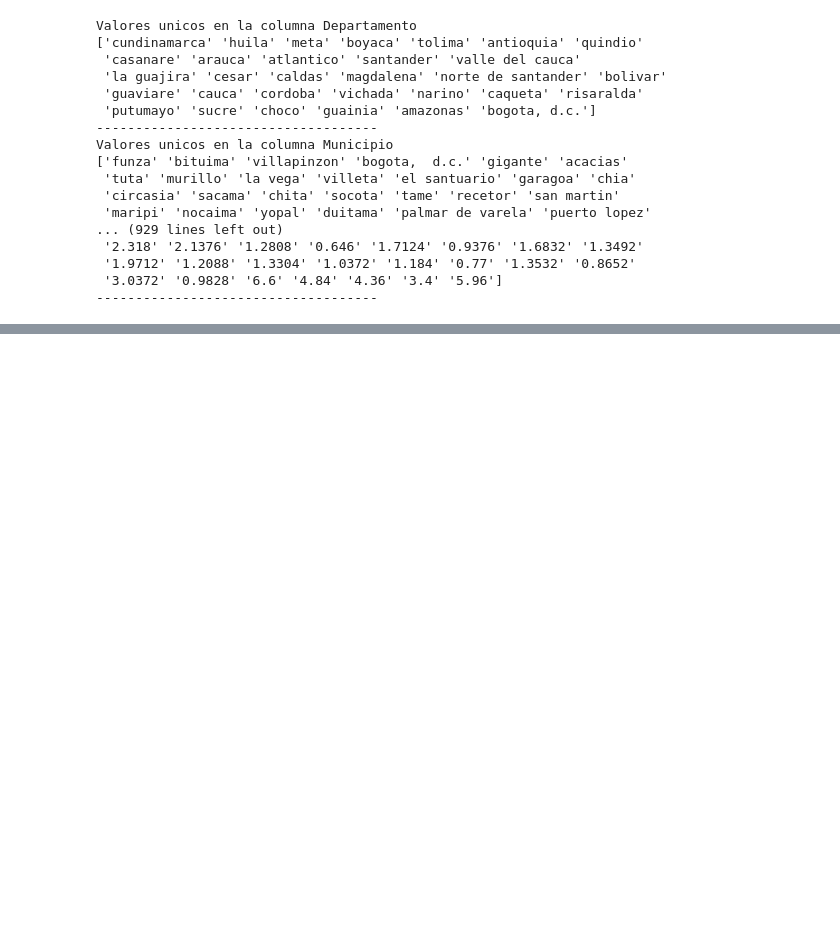
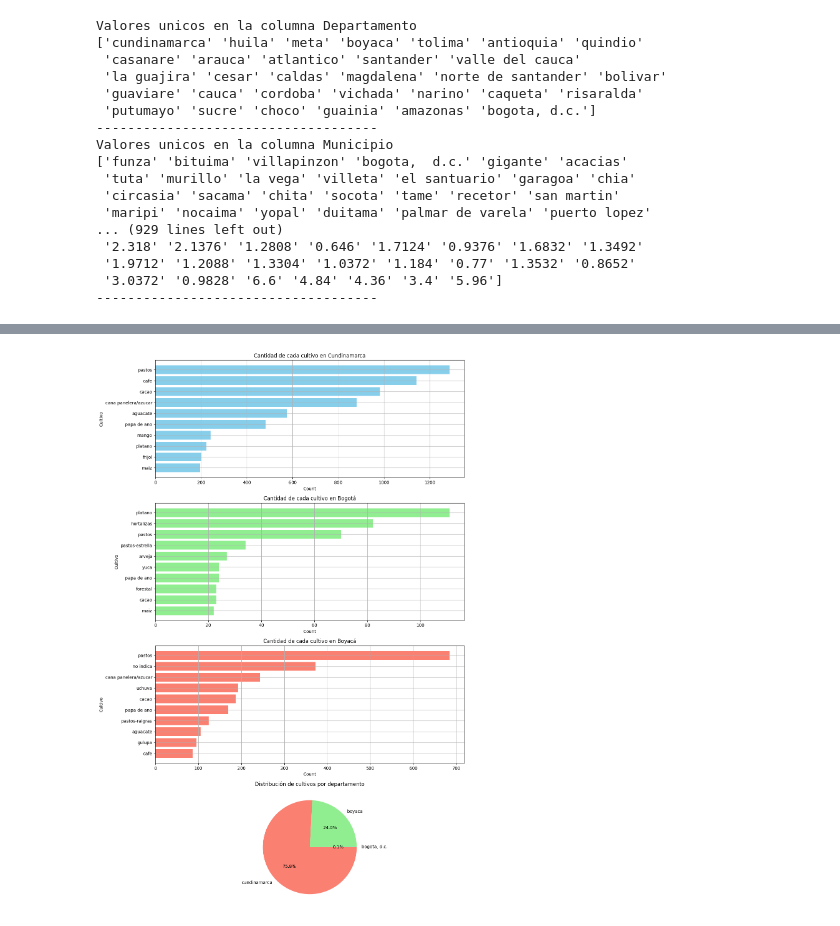
Before and after one commit to LotusZaheer/Soil-data-analysis, a Jupyter notebook: Data Analysis.ipynb, the cells around one changed output, grey strips where cells are left out. Drawn from its saved outputs; the diff is of its cells as text; code cells hidden in the pictures; blank space fills up the shorter version.

```diff
--- a/Data Analysis.ipynb
+++ b/Data Analysis.ipynb
@@ -216,0 +334,3 @@ Valores unicos en la columna Municipio
+# %%
+conteo_departamento = datos_filtrados.groupby('Departamento')['Cultivo'].count().reset_index(name='Count')
+conteo_departamento
@@ -216,0 +342,6 @@ Valores unicos en la columna Municipio
+# %%
+cultivos_mas_comunes_cundinamarca1 = datos_filtrados[datos_filtrados['Departamento'].isin(['cundinamarca']) & ~datos_filtrados['Municipio'].isin(['bogota, d.c.'])]
+
+cultivos_mas_comunes_cundinamarca = cultivos_mas_comunes_cundinamarca1.groupby(['Cultivo'])['Cultivo'].count().reset_index(name='Count')
+cultivos_mas_comunes_cundinamarca = cultivos_mas_comunes_cundinamarca.sort_values(by='Count', ascending=False).head(10)
+print(f'Cultivos mas comunes en cundinamarca \n*','--'*20,'\n',cultivos_mas_comunes_cundinamarca)
@@ -216,0 +380,5 @@ Valores unicos en la columna Municipio
+# %%
+cultivos_mas_comunes_bogota = datos_filtrados[datos_filtrados['Departamento'].isin(['bogota, d.c.']) | datos_filtrados['Municipio'].isin(['bogota,  d.c.'])]
+cultivos_mas_comunes_bogota = cultivos_mas_comunes_bogota.groupby(['Cultivo'])['Cultivo'].count().reset_index(name='Count')
+cultivos_mas_comunes_bogota = cultivos_mas_comunes_bogota.sort_values(by='Count', ascending=False).head(10)
+print(f'Cultivos mas comunes en Bogota \n*','--'*20,'\n',cultivos_mas_comunes_bogota)
@@ -216,0 +399,5 @@ Valores unicos en la columna Municipio
+# %%
+cultivos_mas_comunes_boyaca = datos_filtrados[datos_filtrados['Departamento'].isin(['boyaca'])]
+cultivos_mas_comunes_boyaca = cultivos_mas_comunes_boyaca.groupby(['Cultivo'])['Cultivo'].count().reset_index(name='Count')
+cultivos_mas_comunes_boyaca = cultivos_mas_comunes_boyaca.sort_values(by='Count', ascending=False).head(10)
+print(f'Cultivos mas comunes en Boyaca \n*','--'*20,'\n',cultivos_mas_comunes_boyaca)
@@ -216,0 +418,38 @@ Valores unicos en la columna Municipio
+# %%
+fig, axs = plt.subplots(4, 1, figsize=(12, 18))
+
+# Gráfico de barras para Cundinamarca
+axs[0].barh(cultivos_mas_comunes_cundinamarca['Cultivo'], cultivos_mas_comunes_cundinamarca['Count'], color='skyblue')
+axs[0].set_xlabel('Count')
+axs[0].set_ylabel('Cultivo')
+axs[0].set_title('Cantidad de cada cultivo en Cundinamarca')
+axs[0].invert_yaxis()  # Invertir el eje y para que el cultivo con mayor count esté arriba
+axs[0].grid(True)
+
+# Gráfico de barras para Bogotá
+axs[1].barh(cultivos_mas_comunes_bogota['Cultivo'], cultivos_mas_comunes_bogota['Count'], color='lightgreen')
+axs[1].set_xlabel('Count')
+axs[1].set_ylabel('Cultivo')
+axs[1].set_title('Cantidad de cada cultivo en Bogotá')
+axs[1].invert_yaxis()
+axs[1].grid(True)
+
+# Gráfico de barras para Boyacá
+axs[2].barh(cultivos_mas_comunes_boyaca['Cultivo'], cultivos_mas_comunes_boyaca['Count'], color='salmon')
+axs[2].set_xlabel('Count')
+axs[2].set_ylabel('Cultivo')
+axs[2].set_title('Cantidad de cada cultivo en Boyacá')
+axs[2].invert_yaxis()
+axs[2].grid(True)
+
+# Gráfico de pastel para el conteo de departamentos
+axs[3].pie(conteo_departamento['Count'], labels=conteo_departamento['Departamento'], autopct='%1.1f%%', colors=['skyblue', 'lightgreen', 'salmon'])
+axs[3].set_title('Distribución de cultivos por departamento')
+
+# Ajustar el layout para evitar superposición
+plt.tight_layout()
+
+# Mostrar la figura con los cuatro gráficos
+plt.show()
+# %% [output]
+[figure, added]
```
Also changed, not shown: parts of 26 cells of this notebook, 4 other files.
